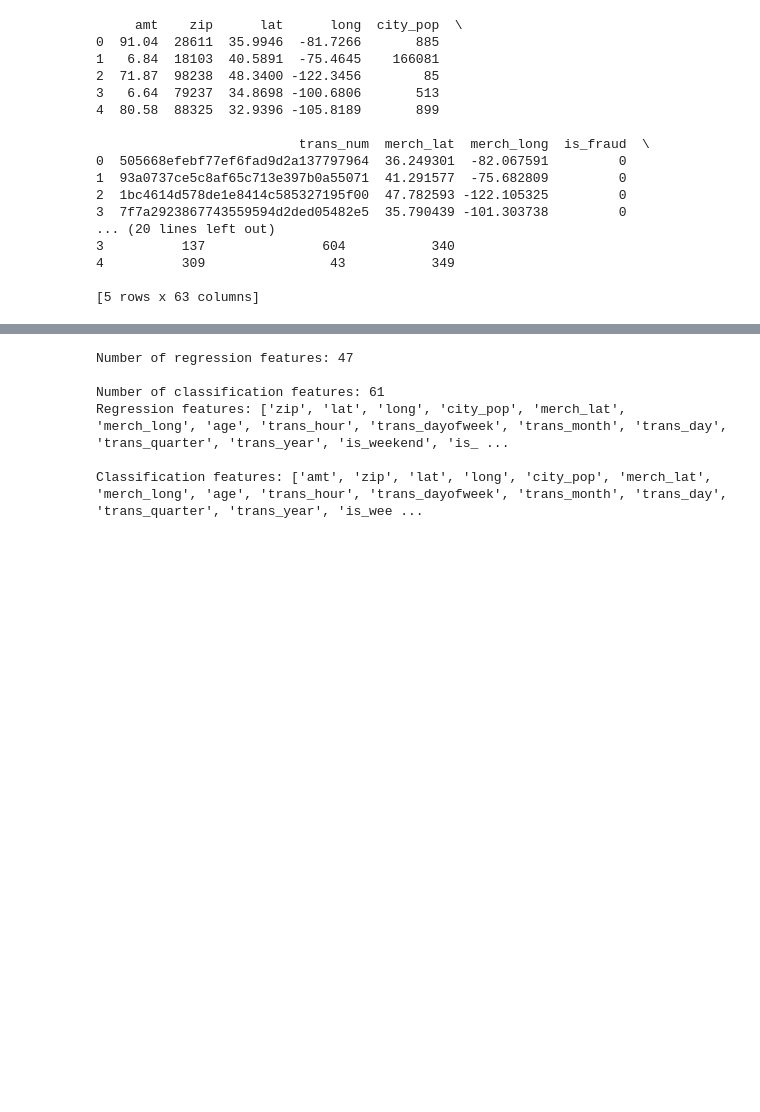
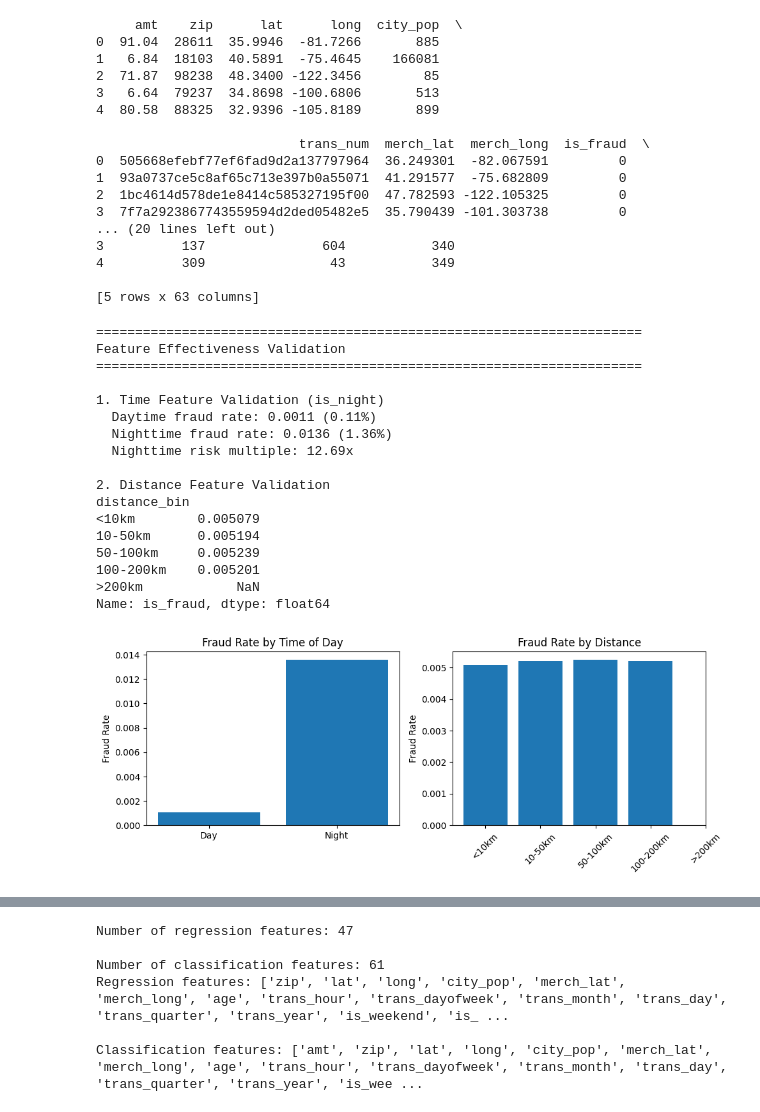
Before and after one commit to Kacaw2/9321-ass3, a Jupyter notebook: z5618951.ipynb, the cells around one changed output, grey strips where cells are left out. Cells and saved outputs as stored; diff of their text form; code cells hidden in the pictures; blank space fills up the shorter version.

```diff
--- a/z5618951.ipynb
+++ b/z5618951.ipynb
@@ -321,3 +314,83 @@ print(train_encoded.head())
 4          309                43           349
 
 [5 rows x 63 columns]
+# %%
+# ============================================================
+# 6.2 Feature Effectiveness Validation
+# ============================================================
+
+print("=" * 70)
+print("Feature Effectiveness Validation")
+print("=" * 70)
+
+# Use train_clean which has feature engineering already applied
+train_clean = clean_and_prepare_data(train_df)
+
+# 1. Validate time-based feature
+print("\n1. Time Feature Validation (is_night)")
+fraud_rate_day = train_clean[train_clean['is_night'] == 0]['is_fraud'].mean()
+fraud_rate_night = train_clean[train_clean['is_night'] == 1]['is_fraud'].mean()
+print(f"  Daytime fraud rate: {fraud_rate_day:.4f} ({fraud_rate_day*100:.2f}%)")
+print(f"  Nighttime fraud rate: {fraud_rate_night:.4f} ({fraud_rate_night*100:.2f}%)")
+print(f"  Nighttime risk multiple: {fraud_rate_night/fraud_rate_day:.2f}x")
+
+plt.figure(figsize=(10, 4))
+plt.subplot(1, 2, 1)
+plt.bar(['Day', 'Night'], [fraud_rate_day, fraud_rate_night])
+plt.ylabel('Fraud Rate')
+plt.title('Fraud Rate by Time of Day')
+
+# 2. Validate distance-based feature
+print("\n2. Distance Feature Validation")
+distance_bins = [0, 10, 50, 100, 200, np.inf]
+bin_labels = ['<10km', '10-50km', '50-100km', '100-200km', '>200km']
+train_clean['distance_bin'] = pd.cut(
+    train_clean['customer_merchant_distance_km'],
+    bins=distance_bins,
+    labels=bin_labels
+)
+fraud_by_distance = train_clean.groupby('distance_bin')['is_fraud'].mean()
+print(fraud_by_distance)
+
+plt.subplot(1, 2, 2)
+plt.bar(range(len(fraud_by_distance)), fraud_by_distance.values)
+plt.xticks(range(len(fraud_by_distance)), bin_labels, rotation=45)
+plt.ylabel('Fraud Rate')
+plt.title('Fraud Rate by Distance')
+plt.tight_layout()
+plt.show()
+
+# 3. Validate amount-based feature
+print("\n3. Amount Feature Validation")
+amt_bins = [0, 10, 50, 100, 500, np.inf]
+amt_labels = ['<$10', '$10-50', '$50-100', '$100-500', '>$500']
+train_clean['amt_bin'] = pd.cut(train_clean['amt'], bins=amt_bins, labels=amt_labels)
+fraud_by_amt = train_clean.groupby('amt_bin')['is_fraud'].mean()
+print(fraud_by_amt)
+
+plt.figure(figsize=(8, 4))
+plt.bar(range(len(fraud_by_amt)), fraud_by_amt.values)
+plt.xticks(range(len(fraud_by_amt)), amt_labels, rotation=45)
+plt.ylabel('Fraud Rate')
+plt.title('Fraud Rate by Amount Range')
+plt.tight_layout()
+plt.show()
+# %% [output]
+======================================================================
+Feature Effectiveness Validation
+======================================================================
+
+1. Time Feature Validation (is_night)
+  Daytime fraud rate: 0.0011 (0.11%)
+  Nighttime fraud rate: 0.0136 (1.36%)
+  Nighttime risk multiple: 12.69x
+
+2. Distance Feature Validation
+distance_bin
+<10km        0.005079
+10-50km      0.005194
+50-100km     0.005239
+100-200km    0.005201
+>200km            NaN
+Name: is_fraud, dtype: float64
+[figure, added]
```
Also changed, not shown: parts of 11 cells of this notebook.
